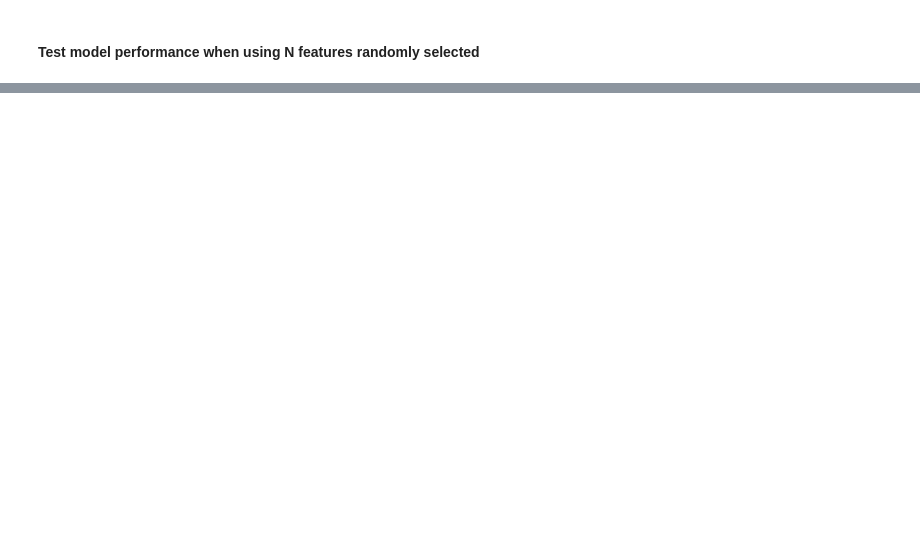
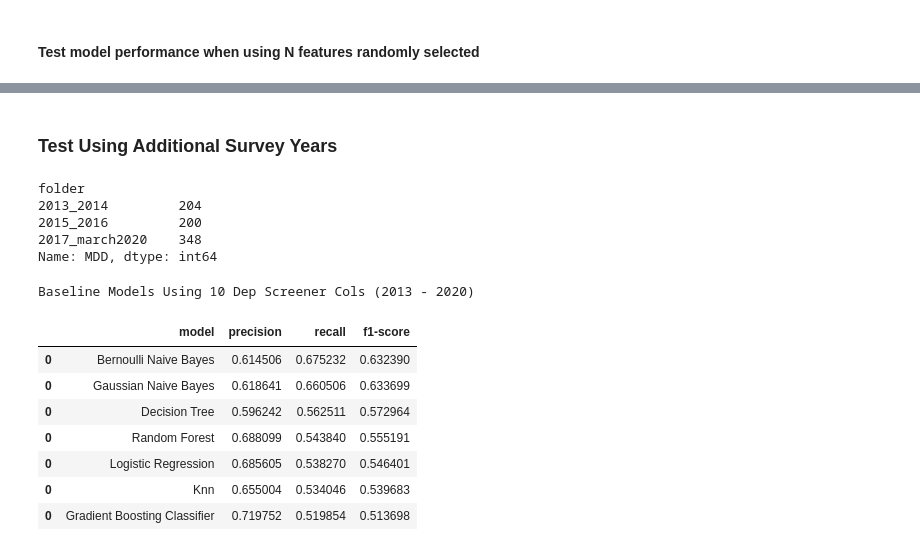
Before and after one commit to orenscarmeli/capstone210-ppd-carmeli_chari_hand_lee, a Jupyter notebook: modeling/initial_modeling.ipynb, the cells around one changed output, grey strips where cells are left out. Drawn from its saved outputs; the diff is of its cells as text; code cells hidden in the pictures; blank space fills up the shorter version.

Commit message:
model comparison with additional data

```diff
--- a/modeling/initial_modeling.ipynb
+++ b/modeling/initial_modeling.ipynb
@@ -614,3 +594,38 @@ alt.Chart(model_perf_nfeatures_rand).mark_point().encode(
 )
 # %% [output]
 [interactive output not drawn]
+# %% [markdown]
+### Test Using Additional Survey Years
+# %%
+cdc_survey_v2 = pd.read_csv('../data/cdc_nhanes_survey_responses_clean_all_years.csv')
+
+# filter to pregnant moms
+cdc_survey_pmom_v2 = cdc_survey_v2[cdc_survey_v2['has_been_pregnant'] == 1]
+# cdc_survey_pmom_v2
+# %%
+cdc_survey_pmom_v2.groupby(['folder'])['MDD'].sum()
+# %% [output]
+folder
+2013_2014         204
+2015_2016         200
+2017_march2020    348
+Name: MDD, dtype: int64
+# %%
+x_train, x_test, y_train, y_test = get_model_data(
+    original_df = cdc_survey_pmom_v2,
+    columns = all_columns[0:10] # just depression screener
+)
+
+baseline_model = baseline_models(x_train, y_train, x_test, y_test, do_smote=False)
+print('Baseline Models Using 10 Dep Screener Cols (2013 - 2020)')
+baseline_model[['model','precision','recall','f1-score']]
+# %% [output]
+Baseline Models Using 10 Dep Screener Cols (2013 - 2020)
+|  | model | precision | recall | f1-score |
+| 0 | Bernoulli Naive Bayes | 0.614506 | 0.675232 | 0.632390 |
+| 0 | Gaussian Naive Bayes | 0.618641 | 0.660506 | 0.633699 |
+| 0 | Decision Tree | 0.596242 | 0.562511 | 0.572964 |
+| 0 | Random Forest | 0.688099 | 0.543840 | 0.555191 |
+| 0 | Logistic Regression | 0.685605 | 0.538270 | 0.546401 |
+| 0 | Knn | 0.655004 | 0.534046 | 0.539683 |
+| 0 | Gradient Boosting Classifier | 0.719752 | 0.519854 | 0.513698 |
```
Also changed, not shown: parts of 11 cells of this notebook.
